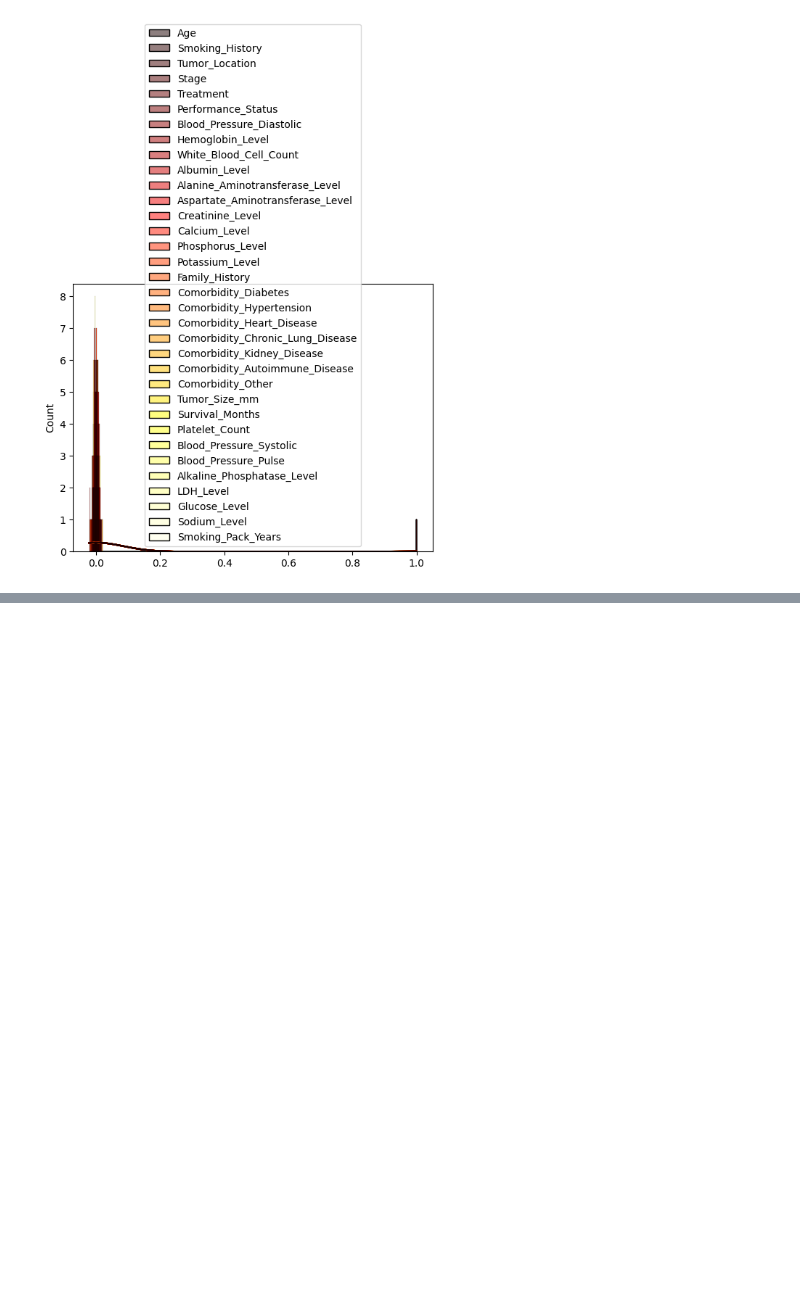
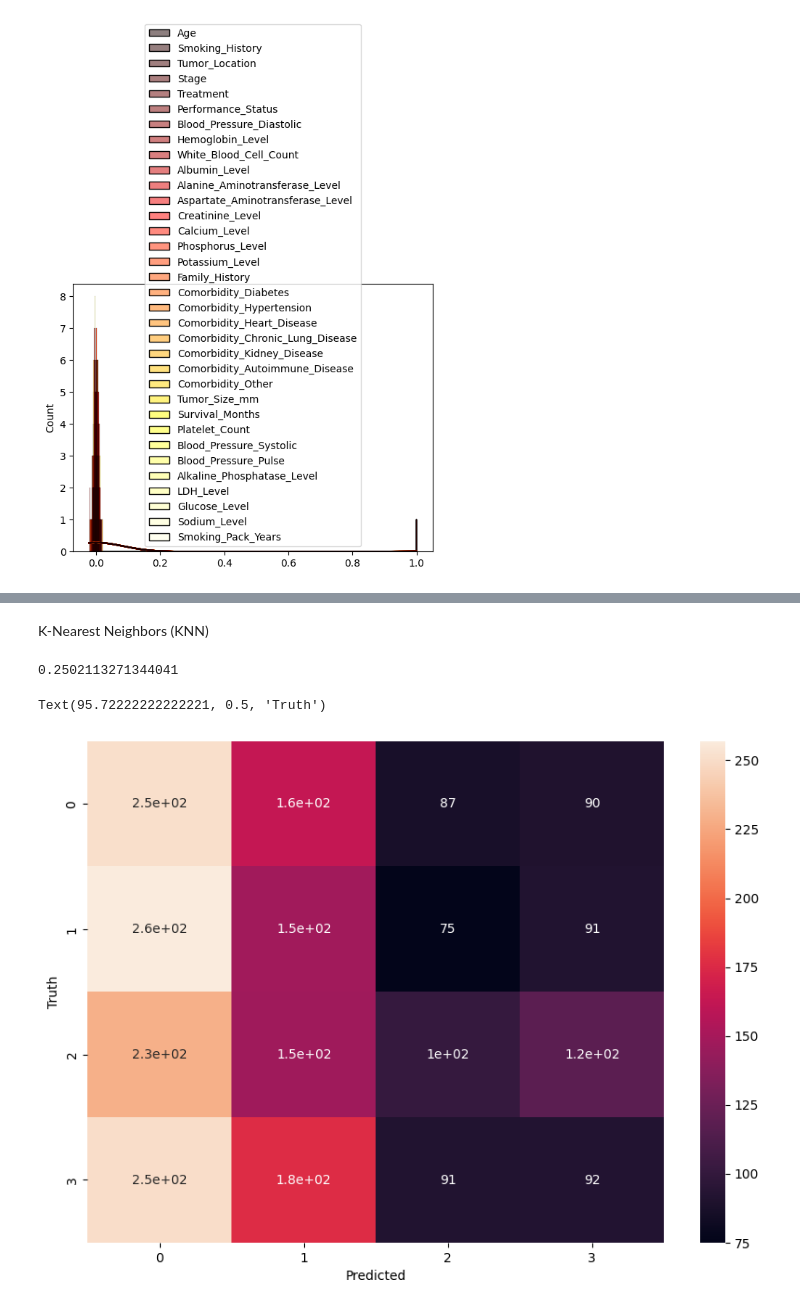
Before and after one commit to ChiefBibek/Lung-Cancer-Prediction, a Jupyter notebook: lung_cancer_prediction.ipynb, the cells around one changed output, grey strips where cells are left out. Cells and saved outputs as stored; diff of their text form; code cells hidden in the pictures; blank space fills up the shorter version.

```diff
--- a/lung_cancer_prediction.ipynb
+++ b/lung_cancer_prediction.ipynb
@@ -386,0 +369,19 @@ model.score(X_test, y_test)
+# %% [markdown]
+K-Nearest Neighbors (KNN)
+# %%
+kmodel = KNeighborsClassifier(n_neighbors=3)
+kmodel.fit(X_train, y_train)
+# Make predictions
+y_pred = kmodel.predict(X_test)
+kmodel.score(X_test, y_test)
+# %% [output]
+0.2502113271344041
+# %%
+kcm = confusion_matrix(y_test, y_pred)
+plt.figure(figsize=(10,7))
+sns.heatmap(kcm, annot=True)
+plt.xlabel('Predicted')
+plt.ylabel('Truth')
+# %% [output]
+Text(95.72222222222221, 0.5, 'Truth')
+[figure, added]
```
Also changed, not shown: parts of 26 cells of this notebook.
